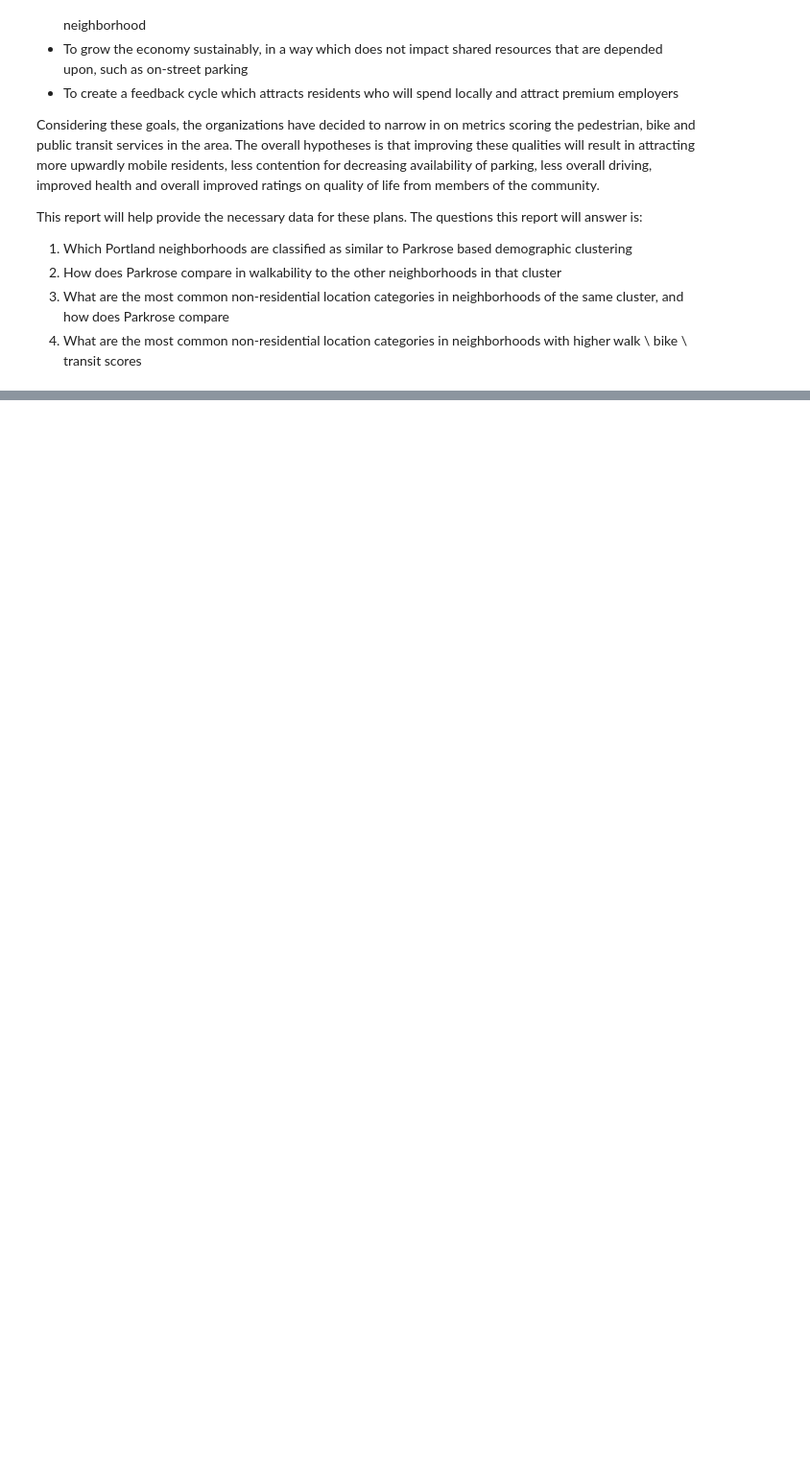
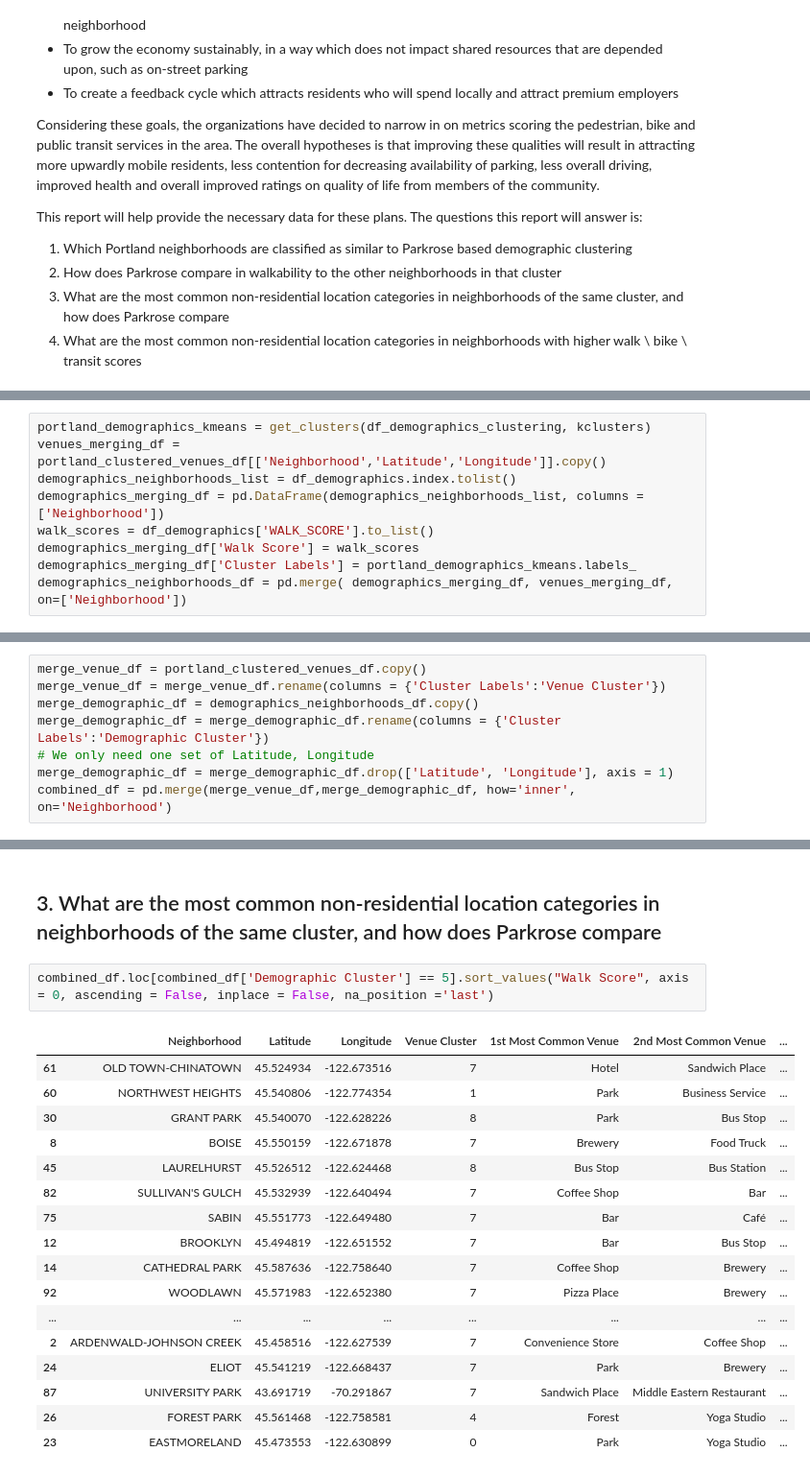
Before and after one commit to matthewgsullivan/Applied_Data_Science_Capstone, a Jupyter notebook: Final Capstone Project - M. Sullivan.ipynb, the cells around one changed output, grey strips where cells are left out. Shown: that part at 96% size. Cells and saved outputs as stored; diff of their text form; blank space fills up the shorter version.

```diff
--- a/Final Capstone Project - M. Sullivan.ipynb
+++ b/Final Capstone Project - M. Sullivan.ipynb
@@ -59,0 +901,9 @@ The data source for the location information in the report will be the Places AP
+# %%
+portland_demographics_kmeans = get_clusters(df_demographics_clustering, kclusters)
+venues_merging_df = portland_clustered_venues_df[['Neighborhood','Latitude','Longitude']].copy()
+demographics_neighborhoods_list = df_demographics.index.tolist()
+demographics_merging_df = pd.DataFrame(demographics_neighborhoods_list, columns =['Neighborhood'])
+walk_scores = df_demographics['WALK_SCORE'].to_list()
+demographics_merging_df['Walk Score'] = walk_scores
+demographics_merging_df['Cluster Labels'] = portland_demographics_kmeans.labels_
+demographics_neighborhoods_df = pd.merge( demographics_merging_df, venues_merging_df, on=['Neighborhood'])
@@ -59,0 +934,8 @@ The data source for the location information in the report will be the Places AP
+# %%
+merge_venue_df = portland_clustered_venues_df.copy()
+merge_venue_df = merge_venue_df.rename(columns = {'Cluster Labels':'Venue Cluster'})
+merge_demographic_df = demographics_neighborhoods_df.copy()
+merge_demographic_df = merge_demographic_df.rename(columns = {'Cluster Labels':'Demographic Cluster'})
+# We only need one set of Latitude, Longitude
+merge_demographic_df = merge_demographic_df.drop(['Latitude', 'Longitude'], axis = 1)
+combined_df = pd.merge(merge_venue_df,merge_demographic_df, how='inner', on='Neighborhood')
@@ -59,0 +1019,22 @@ The data source for the location information in the report will be the Places AP
+# %% [markdown]
+## 3.	What are the most common non-residential location categories  in neighborhoods of the same cluster, and how does Parkrose compare
+# %%
+combined_df.loc[combined_df['Demographic Cluster'] == 5].sort_values("Walk Score", axis = 0, ascending = False, inplace = False, na_position ='last')
+# %% [output]
+|  | Neighborhood | Latitude | Longitude | Venue Cluster | 1st Most Common Venue | 2nd Most Common Venue | ... |
+| 61 | OLD TOWN-CHINATOWN | 45.524934 | -122.673516 | 7 | Hotel | Sandwich Place | ... |
+| 60 | NORTHWEST HEIGHTS | 45.540806 | -122.774354 | 1 | Park | Business Service | ... |
+| 30 | GRANT PARK | 45.540070 | -122.628226 | 8 | Park | Bus Stop | ... |
+| 8 | BOISE | 45.550159 | -122.671878 | 7 | Brewery | Food Truck | ... |
+| 45 | LAURELHURST | 45.526512 | -122.624468 | 8 | Bus Stop | Bus Station | ... |
+| 82 | SULLIVAN'S GULCH | 45.532939 | -122.640494 | 7 | Coffee Shop | Bar | ... |
+| 75 | SABIN | 45.551773 | -122.649480 | 7 | Bar | Café | ... |
+| 12 | BROOKLYN | 45.494819 | -122.651552 | 7 | Bar | Bus Stop | ... |
+| 14 | CATHEDRAL PARK | 45.587636 | -122.758640 | 7 | Coffee Shop | Brewery | ... |
+| 92 | WOODLAWN | 45.571983 | -122.652380 | 7 | Pizza Place | Brewery | ... |
+| ... | ... | ... | ... | ... | ... | ... | ... |
+| 2 | ARDENWALD-JOHNSON CREEK | 45.458516 | -122.627539 | 7 | Convenience Store | Coffee Shop | ... |
+| 24 | ELIOT | 45.541219 | -122.668437 | 7 | Park | Brewery | ... |
+| 87 | UNIVERSITY PARK | 43.691719 | -70.291867 | 7 | Sandwich Place | Middle Eastern Restaurant | ... |
+| 26 | FOREST PARK | 45.561468 | -122.758581 | 4 | Forest | Yoga Studio | ... |
+| 23 | EASTMORELAND | 45.473553 | -122.630899 | 0 | Park | Yoga Studio | ... |
```
Also changed, not shown: parts of 116 cells of this notebook.
